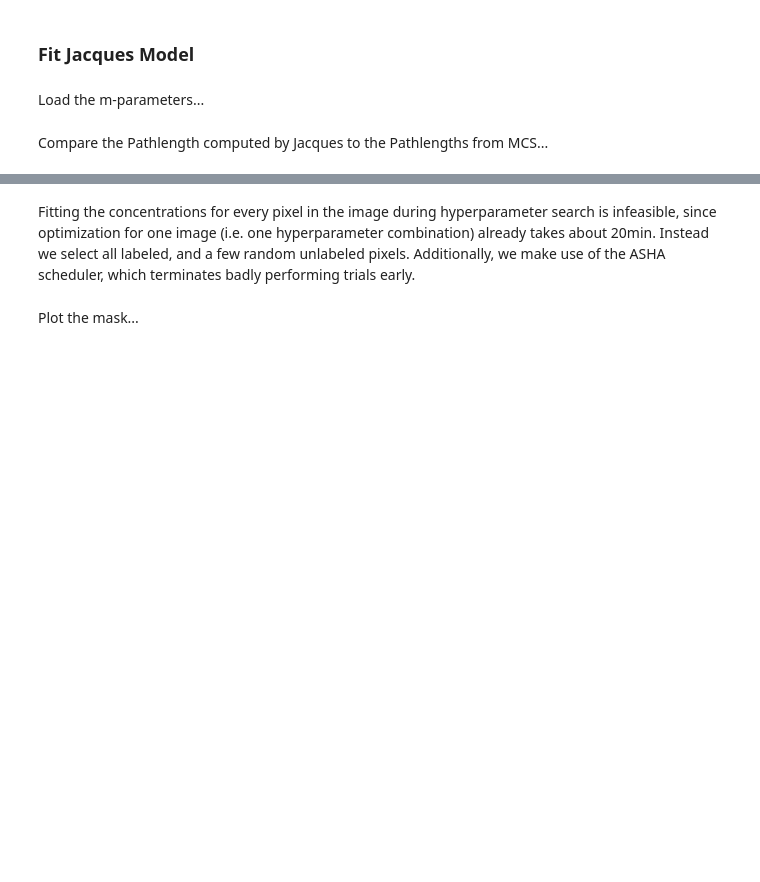
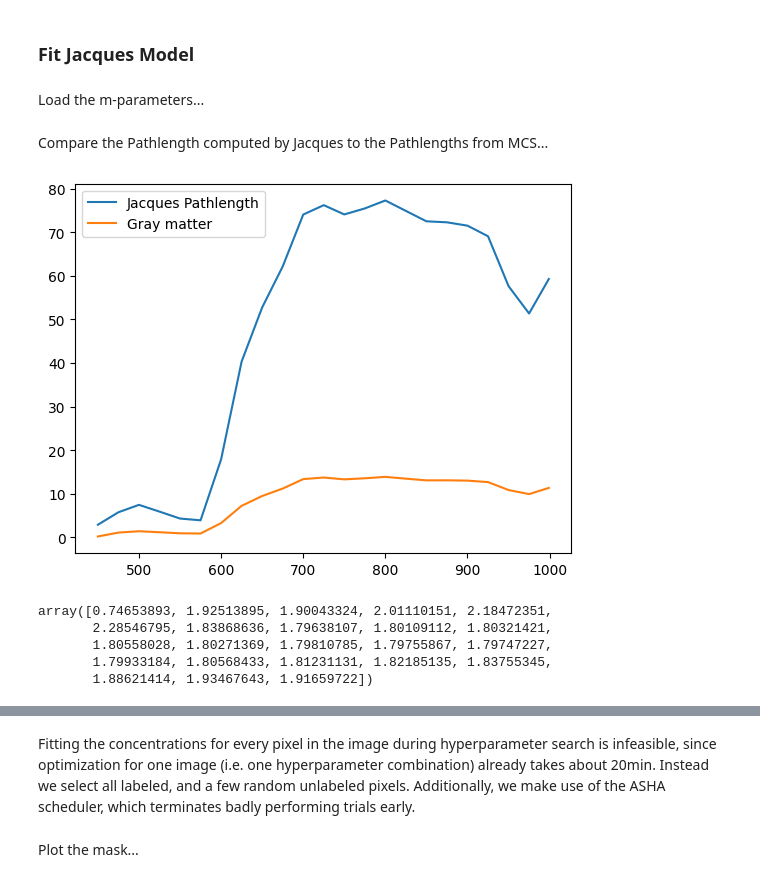
Before and after one commit to leonngl/hyperspectral-fit-idp, a Jupyter notebook: notebooks/model_comparison.ipynb, the cells around one changed output, grey strips where cells are left out. Saved outputs shown, nothing was run; the diff lists cells and outputs as text; code cells hidden in the pictures; blank space fills up the shorter version.

```diff
--- a/notebooks/model_comparison.ipynb
+++ b/notebooks/model_comparison.ipynb
@@ -161,19 +175,18 @@ plot_concentration_imgs(c_mbll_img)
 Load the m-parameters...
 # %%
 with open(config.m_params_path, "rb") as f:
-    m_params, N_vals, A_vals = pickle.load(f)
+    m_params, A_vals = pickle.load(f)
 # %% [markdown]
 Compare the Pathlength computed by Jacques to the Pathlengths from MCS...
 # %%
 g = 0.85
-loader_pl_compare = data_loader.DataLoader(None, 450, 900)
+loader_pl_compare = data_loader.DataLoader(None, 450, 999)
 mu_a_matrix_pl_compare = loader_pl_compare.absorption_coefs(use_diff_oxycco=False, use_water_and_fat=True)
-mu_a_vector_pl_compare = mu_a_matrix_pl_compare @ loader_pl_compare.params_ref_gray_matter[:6] / 10 # MCX PLs were stored in mm
+mu_a_vector_pl_compare = mu_a_matrix_pl_compare @ loader_pl_compare.params_ref_gray_matter[:6] / 10
 mu_a_pl_compare_func = lambda wl: mu_a_vector_pl_compare[np.array(wl).astype(int) - loader_pl_compare.wavelength_left_cut]
-mu_s_red_pl_compare_func = lambda wl: loader_pl_compare.params_ref_gray_matter[-2] * np.power((wl/500), -loader_pl_compare.params_ref_gray_matter[-1])
-sample_wavelengths = np.arange(loader_pl_compare.wavelength_left_cut, loader_pl_compare.wavelength_right_cut)
-mu_a_pl_compare = mu_a_pl_compare_func(sample_wavelengths)
-mu_s_pl_compare = mu_s_red_pl_compare_func(sample_wavelengths)
+mu_s_red_pl_compare_func = lambda wl: loader_pl_compare.params_ref_gray_matter[-2] * np.power((wl/500), -loader_pl_compare.params_ref_gray_matter[-1]) / 10
+mu_a_pl_compare = mu_a_pl_compare_func(gray_matter_mcs_data[:, 0])
+mu_s_pl_compare = mu_s_red_pl_compare_func(gray_matter_mcs_data[:, 0])
 mu_s_red_pl_compare = mu_s_pl_compare * (1-g)
 # %%
 m1, m2, m3 = m_params[1.38]
@@ -181,7 +194,17 @@ delta = 1 / np.sqrt(3 * mu_a_pl_compare * (mu_a_pl_compare + mu_s_red_pl_compare
 A = (m1 + m2 * np.exp(np.log(mu_s_red_pl_compare / mu_a_pl_compare)/m3))
 pl_compare = A * delta
 # %%
-plt.plot(sample_wavelengths, pl_compare / 2, label="Jacques Pathlength")
+plt.plot(gray_matter_mcs_data[:, 0], pl_compare, label="Jacques Pathlength")
 plt.plot(gray_matter_mcs_data[:, 0], gray_matter_mcs_data[:, -1], label="Gray matter")
 plt.legend()
 plt.show()
+# %% [output]
+[figure, added]
+# %%
+gray_matter_mcs_data[:, -1] / pl_compare
+# %% [output]
+array([0.74653893, 1.92513895, 1.90043324, 2.01110151, 2.18472351,
+       2.28546795, 1.83868636, 1.79638107, 1.80109112, 1.80321421,
+       1.80558028, 1.80271369, 1.79810785, 1.79755867, 1.79747227,
+       1.79933184, 1.80568433, 1.81231131, 1.82185135, 1.83755345,
+       1.88621414, 1.93467643, 1.91659722])
```
Also changed, not shown: parts of 11 cells of this notebook, 13 other files.
